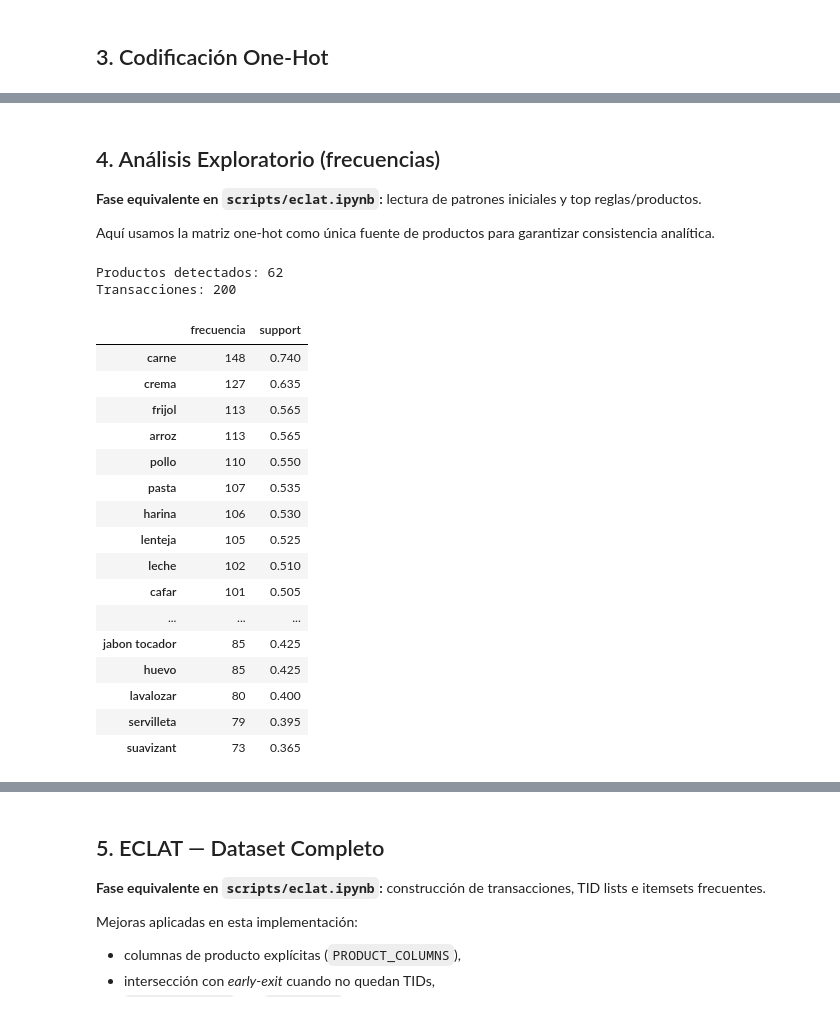
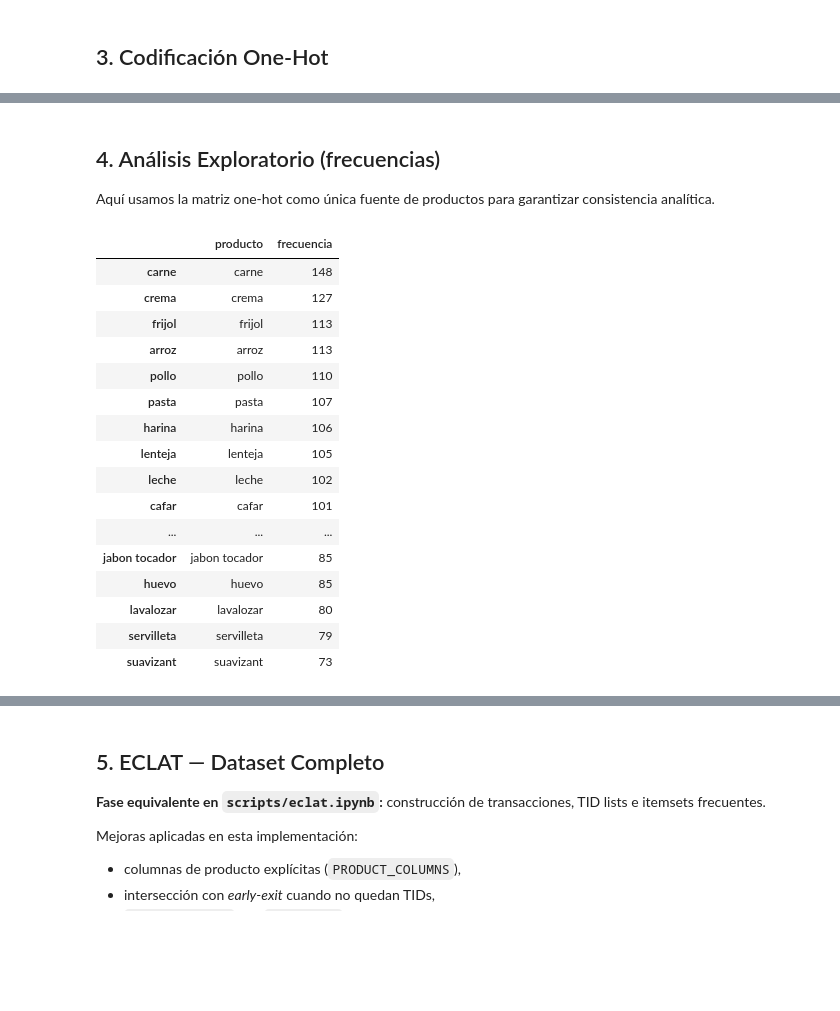
Before and after one commit to 5arSanti/data-mining-eclat, a Jupyter notebook: eclat_habitos_compra.ipynb, the cells around one changed output, grey strips where cells are left out. Saved outputs shown, nothing was run; the diff lists cells and outputs as text; code cells hidden in the pictures; blank space fills up the shorter version.

```diff
--- a/eclat_habitos_compra.ipynb
+++ b/eclat_habitos_compra.ipynb
@@ -25,30 +25,25 @@ Este notebook integra buenas prácticas extraídas de la implementación por fas
 # !pip install pandas openpyxl spacy rapidfuzz matplotlib seaborn networkx scikit-learn
 # !python -m spacy download es_core_news_sm
 # %%
-# Propósito: importar librerías y definir configuración global del pipeline.
 from __future__ import annotations
 
 import re
 import unicodedata
 from itertools import combinations
 from pathlib import Path
-from typing import Iterable
 
 import matplotlib.pyplot as plt
 import networkx as nx
-import numpy as np
 import pandas as pd
 import seaborn as sns
 import spacy
-from rapidfuzz import fuzz, process
 from sklearn.preprocessing import MultiLabelBinarizer
 
 pd.set_option('display.max_columns', None)
 sns.set_theme(style='whitegrid')
 
 # ── Configuración global ──────────────────────────────
-DATASET_PATH = Path('dataset.xlsx')
-DATASET_FALLBACK_PATH = Path('data/dataset.xlsx')
+DATASET_PATH = Path('data/dataset.xlsx')
 SHEET_NAME = 'Respuestas de formulario 1'
 MIN_SUPPORT = 0.2
 MAX_ITEMSET = 3
@@ -177,2 +145,12 @@ memory usage: 30.2+ KB
+# %%
+df["edad"] = pd.to_numeric(df["edad"], errors="coerce")
+df["gasto"] = pd.to_numeric(df["gasto"], errors="coerce")
+df["grupo_edad"] = pd.cut(
+    df["edad"], bins=EDAD_BINS, labels=EDAD_LABELS, include_lowest=True
+)
+
+print("Shape:", df.shape)
+df.info()
+df.head(3)
 # %% [markdown]
 ## 2. Normalización de Texto
@@ -260,44 +306,35 @@ Primeras columnas de productos: ['aceite', 'acondicionador', 'agua', 'ambientado
 # %% [markdown]
 ## 4. Análisis Exploratorio (frecuencias)
 
-**Fase equivalente en `scripts/eclat.ipynb`:** lectura de patrones iniciales y top reglas/productos.
-
 Aquí usamos la matriz one-hot como única fuente de productos para garantizar consistencia analítica.
 # %%
 # Propósito: identificar productos más frecuentes y su soporte para contexto exploratorio inicial.
 cols_productos = PRODUCT_COLUMNS
+
 productos_df = df_final[cols_productos]
+freq_productos = productos_df.sum(numeric_only=True)
 
-freq_productos = productos_df.sum(numeric_only=True).sort_values(ascending=False)
-support_productos = (freq_productos / len(productos_df)).round(4)
+freq_productos_df = pd.DataFrame(
 
-resumen_frecuencia = pd.DataFrame(
-    {
-        'frecuencia': freq_productos,
-        'support': support_productos,
-    }
-).sort_values('support', ascending=False)
+    {"producto": cols_productos, "frecuencia": freq_productos}
+).sort_values(by="frecuencia", ascending=False)
 
-print('Productos detectados:', len(cols_productos))
-print('Transacciones:', len(productos_df))
-display(resumen_frecuencia.head(20))
+freq_productos_df.head(20)
 # %% [output]
-Productos detectados: 62
-Transacciones: 200
-|  | frecuencia | support |
-| carne | 148 | 0.740 |
-| crema | 127 | 0.635 |
-| frijol | 113 | 0.565 |
-| arroz | 113 | 0.565 |
-| pollo | 110 | 0.550 |
-| pasta | 107 | 0.535 |
-| harina | 106 | 0.530 |
-| lenteja | 105 | 0.525 |
-| leche | 102 | 0.510 |
-| cafar | 101 | 0.505 |
+|  | producto | frecuencia |
+| carne | carne | 148 |
+| crema | crema | 127 |
+| frijol | frijol | 113 |
+| arroz | arroz | 113 |
+| pollo | pollo | 110 |
+| pasta | pasta | 107 |
+| harina | harina | 106 |
+| lenteja | lenteja | 105 |
+| leche | leche | 102 |
+| cafar | cafar | 101 |
 | ... | ... | ... |
-| jabon tocador | 85 | 0.425 |
-| huevo | 85 | 0.425 |
-| lavalozar | 80 | 0.400 |
-| servilleta | 79 | 0.395 |
-| suavizant | 73 | 0.365 |
+| jabon tocador | jabon tocador | 85 |
+| huevo | huevo | 85 |
+| lavalozar | lavalozar | 80 |
+| servilleta | servilleta | 79 |
+| suavizant | suavizant | 73 |
```
Also changed, not shown: parts of 23 cells of this notebook, 2 other files.
